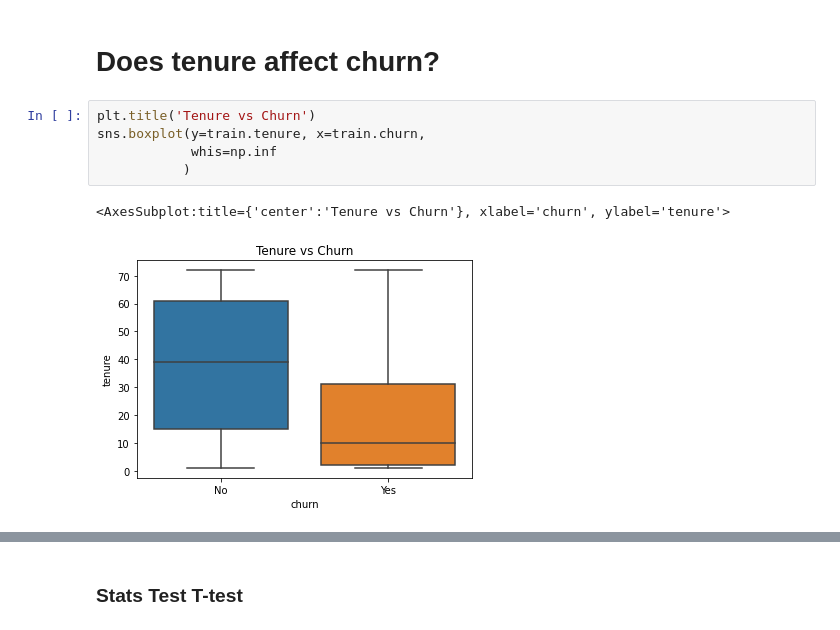
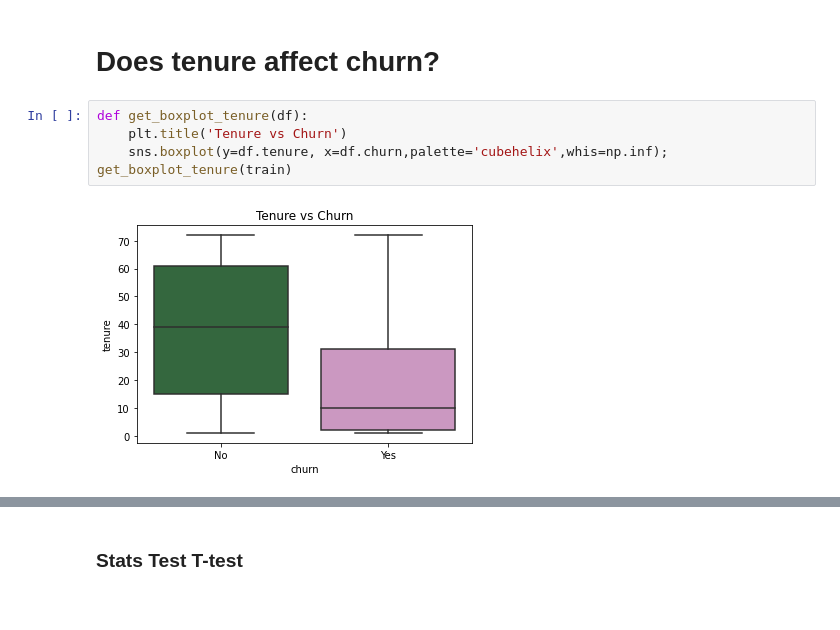
Before and after one commit to Yvette-Ibarra/classification-project, a Jupyter notebook: working_notebook.ipynb, the cells around one changed output, grey strips where cells are left out. Drawn from its saved outputs; the diff is of its cells as text.

```diff
--- a/working_notebook.ipynb
+++ b/working_notebook.ipynb
@@ -302,10 +487,9 @@ Reject the null hypothesis
 # %% [markdown]
 # Does tenure affect churn?
 # %%
-plt.title('Tenure vs Churn')
-sns.boxplot(y=train.tenure, x=train.churn,
-            whis=np.inf
-           )
+def get_boxplot_tenure(df):
+    plt.title('Tenure vs Churn')
+    sns.boxplot(y=df.tenure, x=df.churn,palette='cubehelix',whis=np.inf);
+get_boxplot_tenure(train)
 # %% [output]
-<AxesSubplot:title={'center':'Tenure vs Churn'}, xlabel='churn', ylabel='tenure'>
-[figure, old version]
+[figure, new version]
```
Also changed, not shown: parts of 58 cells of this notebook, 2 other files.
